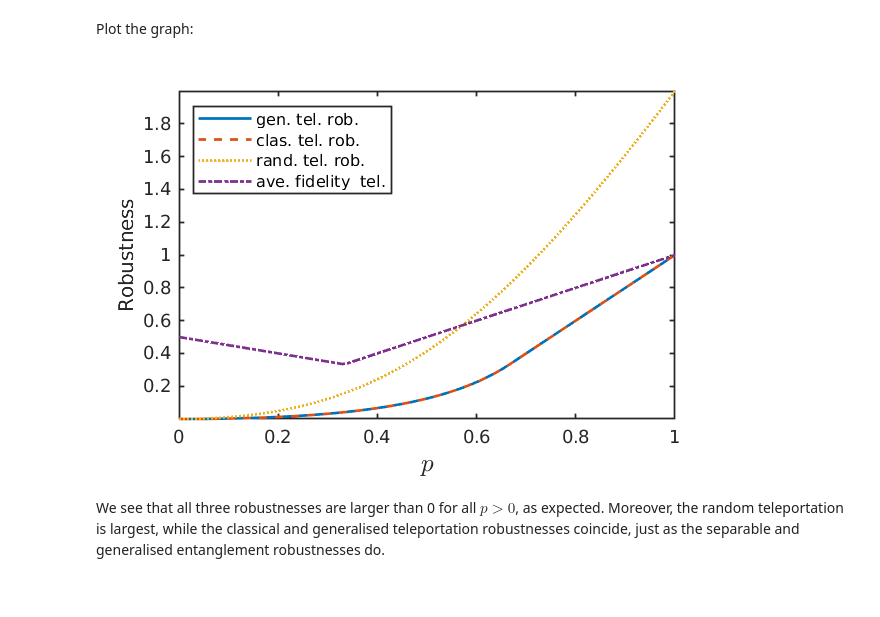
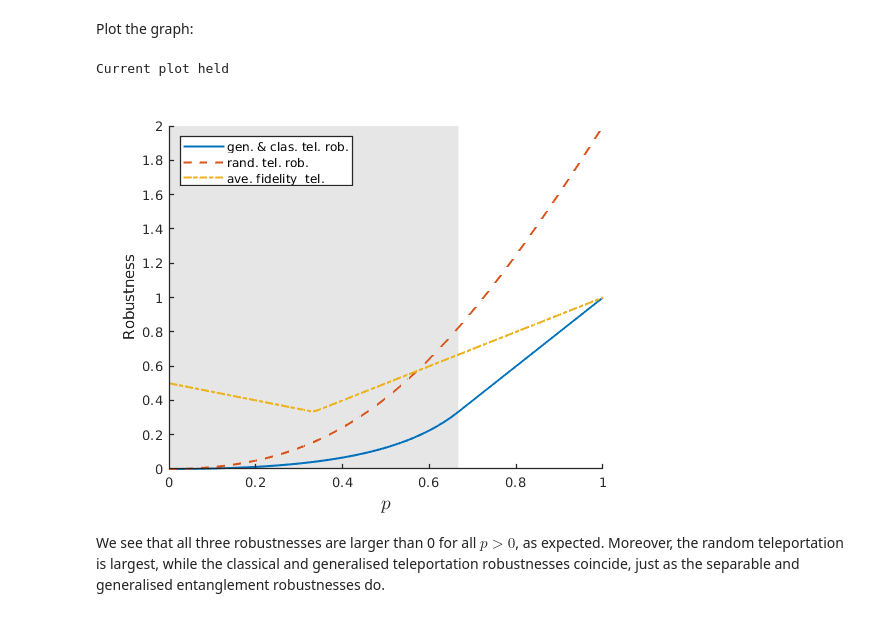
Before and after one commit to paulskrzypczyk/nonclassicalteleportation, a Jupyter notebook: Quantifying teleportation.ipynb, the cells around one changed output. Cells and saved outputs as stored; diff of their text form; code cells hidden in the pictures.

Commit message:
updated figures in light of Dani's comments

```diff
--- a/Quantifying teleportation.ipynb
+++ b/Quantifying teleportation.ipynb
@@ -65,7 +65,7 @@ end
 # %% [markdown]
 We also want to compare to the average fidelity of teleportation that can be acheived with this family of states.
 # %%
-Ftelv = zeros(1,npoints);
+Ftel2v = zeros(1,npoints);
 
 for i = 1:npoints
     rho = pv(i)*rhoME + (1-pv(i))*rho01;
@@ -79,21 +79,28 @@ end
 Plot the graph:
 # %%
 %plot inline
+r = rectangle('Position',[0 0 2/3 2]');
+r.FaceColor = [0.9,0.9,0.9];
+r.LineStyle = 'none';
 
-plot(pv,TRG2v,pv,TRC2v,'--',pv,TRR2v,':',pv,Ftel2v,'-.','LineWidth',1.5)
-legend({'gen. tel. rob.','clas. tel. rob.',...
+hold;
+
+plot(pv,TRG2v,pv,TRR2v,'--',pv,Ftel2v,'-.','LineWidth',1.5)
+legend({'gen. & clas. tel. rob.',...
 'rand. tel. rob.','ave. fidelity  tel.'},'Location','northwest')
 xlabel('$p$','Interpreter','latex','FontSize',14)
 ylabel('Robustness')
 
 Fig2 = gca;
 Fig2.FontName = 'Times';
 Fig2.LineWidth = 1;
+Fig2.Layer = 'top';
 
 axis tight
 set(gcf, 'Units','centimeters', 'Position',[0 0 8.6 6.4])
 # %% [output]
+Current plot held
-[figure, old version]
+[figure, new version]
 # %% [markdown]
 We see that all three robustnesses are larger than 0 for all $p> 0$, as expected. Moreover, the random teleportation is largest, while the classical and generalised teleportation robustnesses coincide, just as the separable and generalised entanglement robustnesses do.
 # %% [markdown]
```
Also changed, not shown: parts of 3 cells of this notebook, 4 other files.
